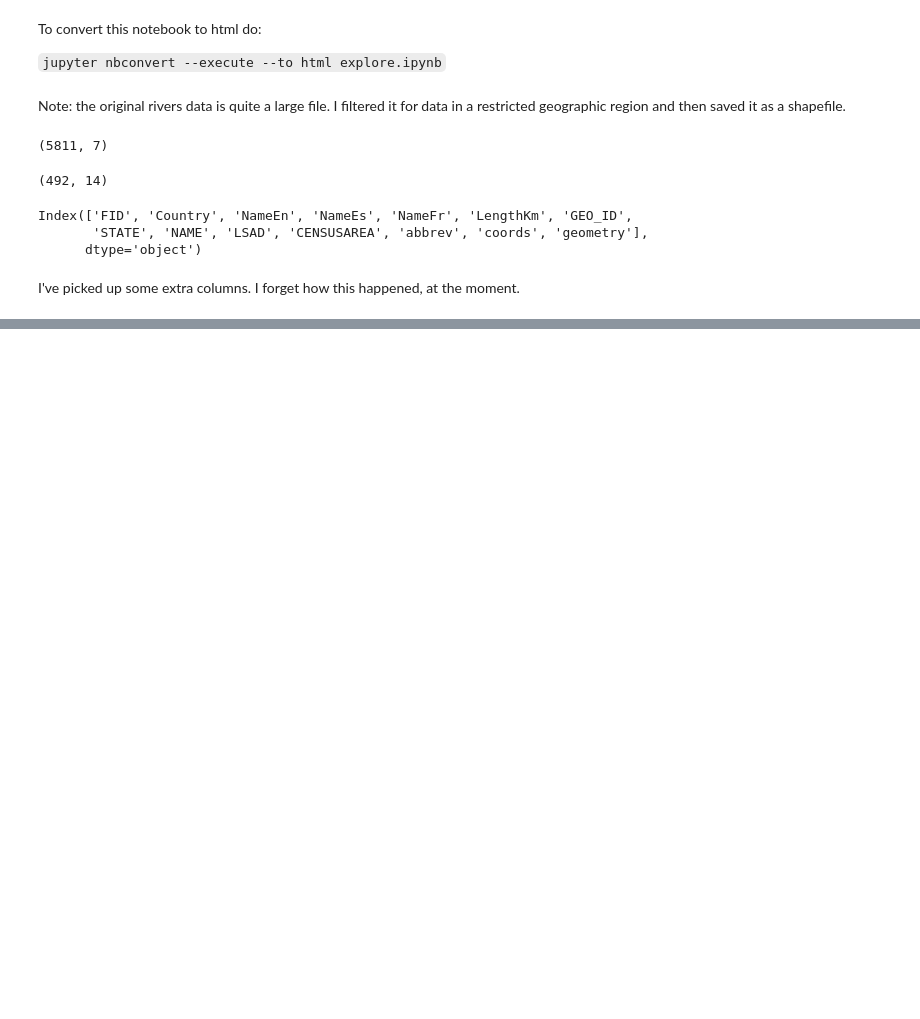
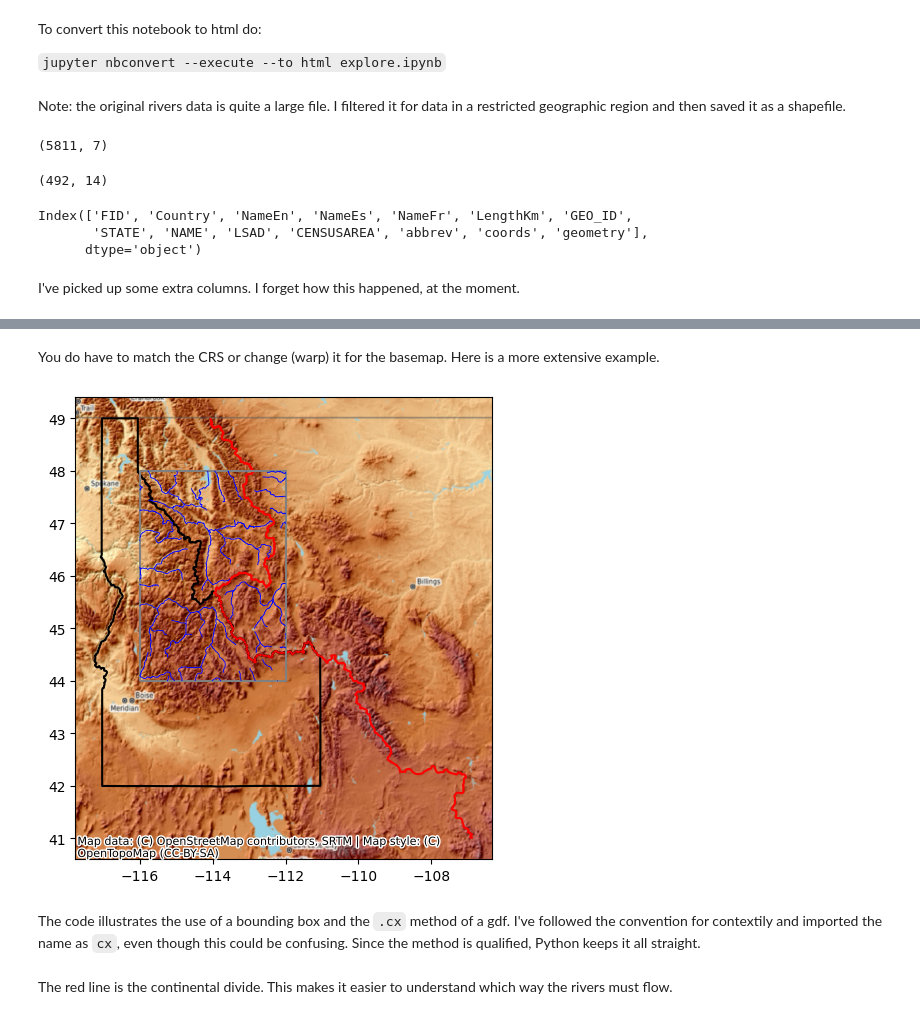
Before and after one commit to telliott99/maps5, a Jupyter notebook: explore.ipynb, the cells around one changed output, grey strips where cells are left out. Cells and saved outputs as stored; diff of their text form; code cells hidden in the pictures; blank space fills up the shorter version.

```diff
--- a/explore.ipynb
+++ b/explore.ipynb
@@ -274,0 +309,56 @@ I've picked up some extra columns.  I forget how this happened, at the moment.
+# %% [markdown]
+You do have to match the CRS or change (warp) it for the basemap.  Here is a more extensive example.
+# %%
+import geopandas as gpd
+import pandas as pd
+import matplotlib.pyplot as plt
+import contextily as cx
+
+dbpath = '/Users/telliott/'
+dbpath += 'Library/CloudStorage/Dropbox/data/'
+fn = 'OR_WA_ID_MT_WY.shp.zip'
+gdf = gpd.read_file(dbpath + fn)
+
+# CRS
+# OpenTopoMap uses Web Mercator ('EPSG:3857')
+# gdf is NAD 83 ('EPSG:4269')
+my_crs = 'EPSG:4269'
+
+ID = gdf[gdf['NAME'] == 'Idaho']
+MT = gdf[gdf['NAME'] == 'Montana']
+
+fn = 'nw_rivers.shp.zip'
+nw_rivers = gpd.read_file(dbpath + fn)
+nw_rivers = nw_rivers.to_crs(my_crs)
+
+# restrict the rivers to a bounding box
+xmin, ymin, xmax, ymax = -116, 44, -112, 48
+from shapely.geometry import Polygon
+poly = Polygon([(xmin,ymin),(xmax,ymin),(xmax,ymax),(xmin,ymax)])
+gs = gpd.GeoSeries(poly)
+bbox = gpd.GeoDataFrame({'geometry': gs})
+bbox = bbox.set_crs(my_crs)
+sub = nw_rivers.overlay(bbox, how='intersection')
+
+# continental divide
+fn = 'Continental_Divide-Pacific_Atlantic.zip'
+cdiv = gpd.read_file(dbpath + fn)
+cdiv = cdiv.to_crs('EPSG:4269')
+cdiv = cdiv.overlay(gdf, how='intersection')
+
+ax=ID.boundary.plot(color='k',figsize=(6,6))
+cdiv.plot(ax=ax,color='r')
+bbox.boundary.plot(ax=ax,color='gray')
+sub.plot(ax=ax,color='b',lw=0.6)
+
+cx.add_basemap(ax,
+    source =cx.providers.OpenTopoMap,
+    crs=ID.crs)
+
+plt.show()
+# %% [output]
+[figure, added]
+# %% [markdown]
+The code illustrates the use of a bounding box and the `.cx` method of a gdf.  I've followed the convention for contextily and imported the name as `cx`, even though this could be confusing.  Since the method is qualified, Python keeps it all straight.
+# %% [markdown]
+The red line is the continental divide.  This makes it easier to understand which way the rivers must flow.
```
Also changed, not shown: parts of 14 cells of this notebook, 5 other files.
